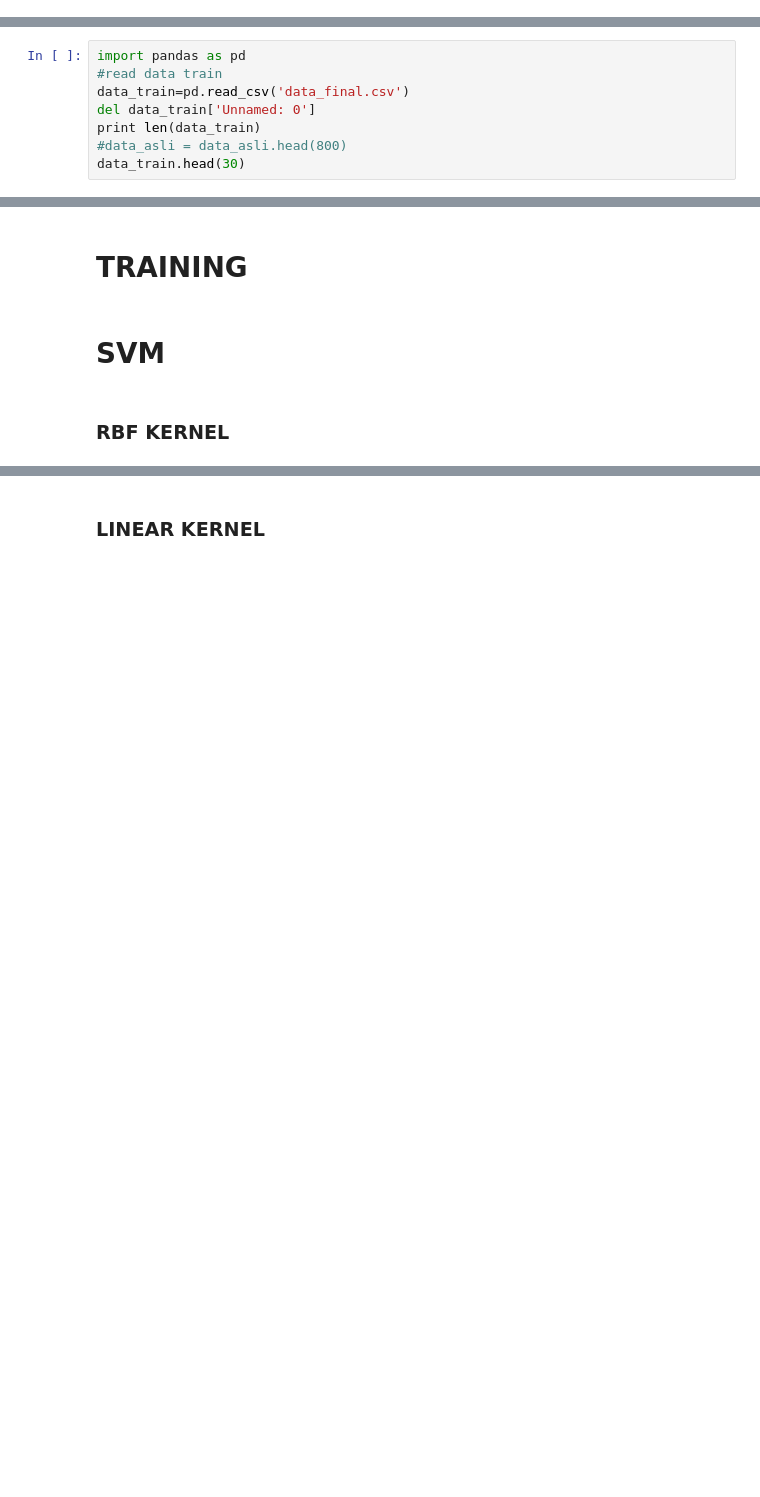
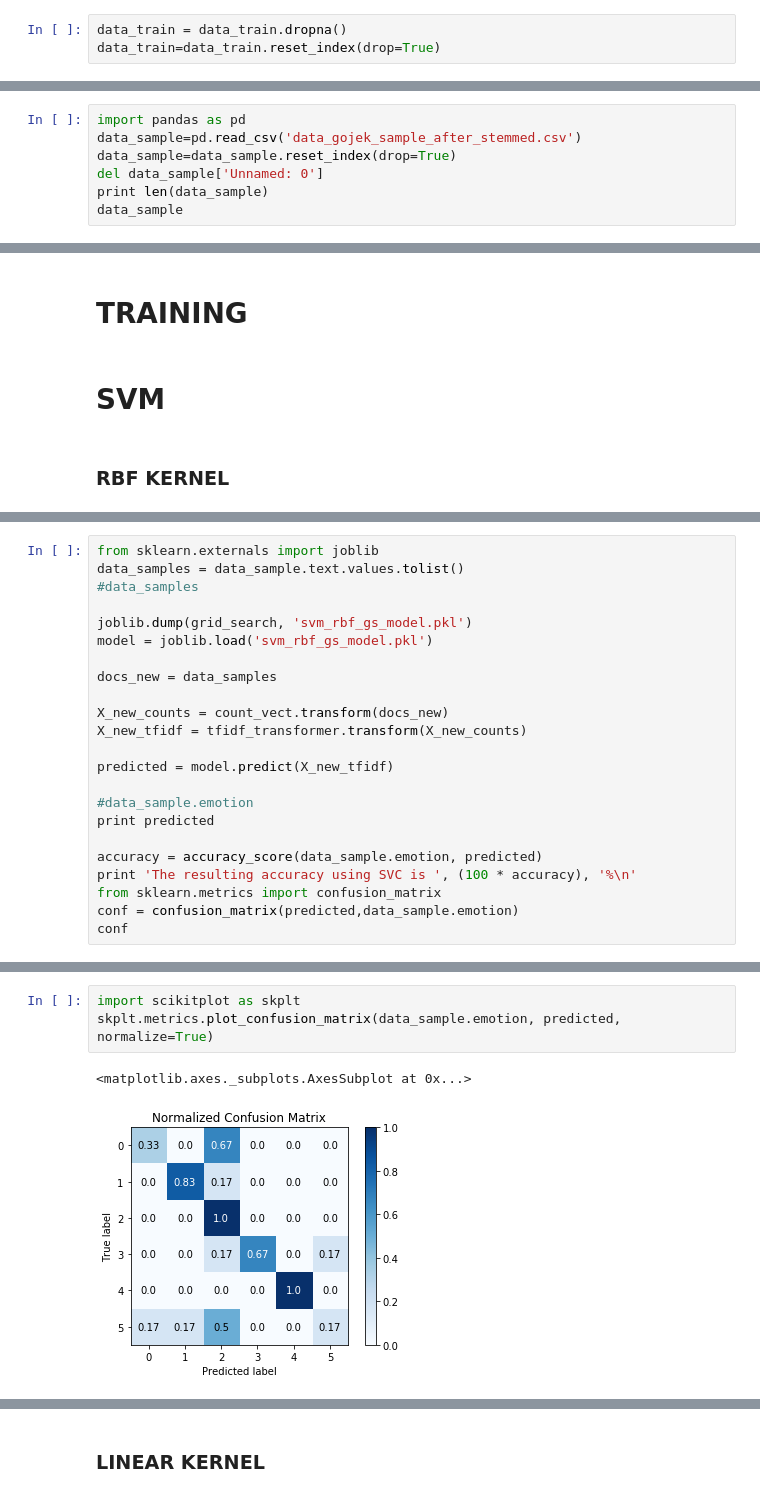
Before and after one commit to jbkalit/Sentiment-Analysis-Final-Project, a Jupyter notebook: Final Project.ipynb, the cells around one changed output, grey strips where cells are left out. Drawn from its saved outputs; the diff is of its cells as text; blank space fills up the shorter version.

```diff
--- a/Final Project.ipynb
+++ b/Final Project.ipynb
@@ -157,0 +167,3 @@ data_proses.to_csv('data_final.csv',encoding='utf8')
+# %%
+data_train = data_train.dropna()
+data_train=data_train.reset_index(drop=True)
@@ -157,0 +174,7 @@ data_proses.to_csv('data_final.csv',encoding='utf8')
+# %%
+import pandas as pd
+data_sample=pd.read_csv('data_gojek_sample_after_stemmed.csv')
+data_sample=data_sample.reset_index(drop=True)
+del data_sample['Unnamed: 0']
+print len(data_sample)
+data_sample
@@ -163,11 +217,3 @@ del data_validasi['Unnamed: 0']
 print len(data_validasi)
 #data_asli = data_asli.head(800)
 data_validasi.head(30)
-# %%
-import pandas as pd
-#read data train
-data_train=pd.read_csv('data_final.csv')
-del data_train['Unnamed: 0']
-print len(data_train)
-#data_asli = data_asli.head(800)
-data_train.head(30)
@@ -461,0 +525,23 @@ array([3, 4, 0, 1, 2, 2, 4, 1, 0, 2, 3, 4, 0, 1, 2, 1, 1, 1, 1, 3, 0, 1, 0,
+# %%
+from sklearn.externals import joblib
+data_samples = data_sample.text.values.tolist()
+#data_samples
+
+joblib.dump(grid_search, 'svm_rbf_gs_model.pkl')
+model = joblib.load('svm_rbf_gs_model.pkl')
+
+docs_new = data_samples
+
+X_new_counts = count_vect.transform(docs_new)
+X_new_tfidf = tfidf_transformer.transform(X_new_counts)
+
+predicted = model.predict(X_new_tfidf)
+
+#data_sample.emotion
+print predicted
+
+accuracy = accuracy_score(data_sample.emotion, predicted)
+print 'The resulting accuracy using SVC is ', (100 * accuracy), '%\n'
+from sklearn.metrics import confusion_matrix
+conf = confusion_matrix(predicted,data_sample.emotion)
+conf
@@ -461,0 +566,6 @@ array([3, 4, 0, 1, 2, 2, 4, 1, 0, 2, 3, 4, 0, 1, 2, 1, 1, 1, 1, 3, 0, 1, 0,
+# %%
+import scikitplot as skplt
+skplt.metrics.plot_confusion_matrix(data_sample.emotion, predicted, normalize=True)
+# %% [output]
+<matplotlib.axes._subplots.AxesSubplot at 0x...>
+[figure, added]
```
Also changed, not shown: parts of 79 cells of this notebook, 6 other files.
